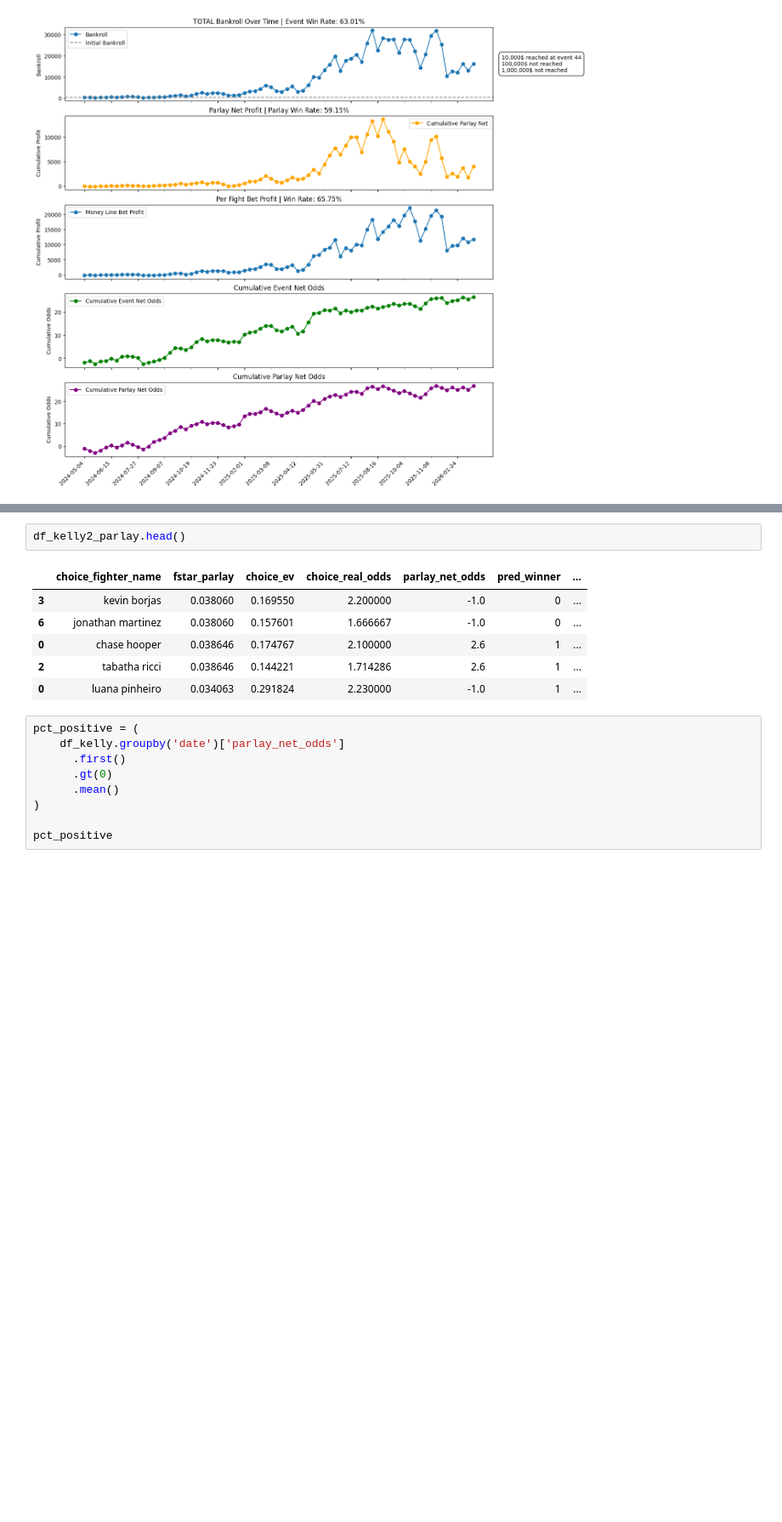
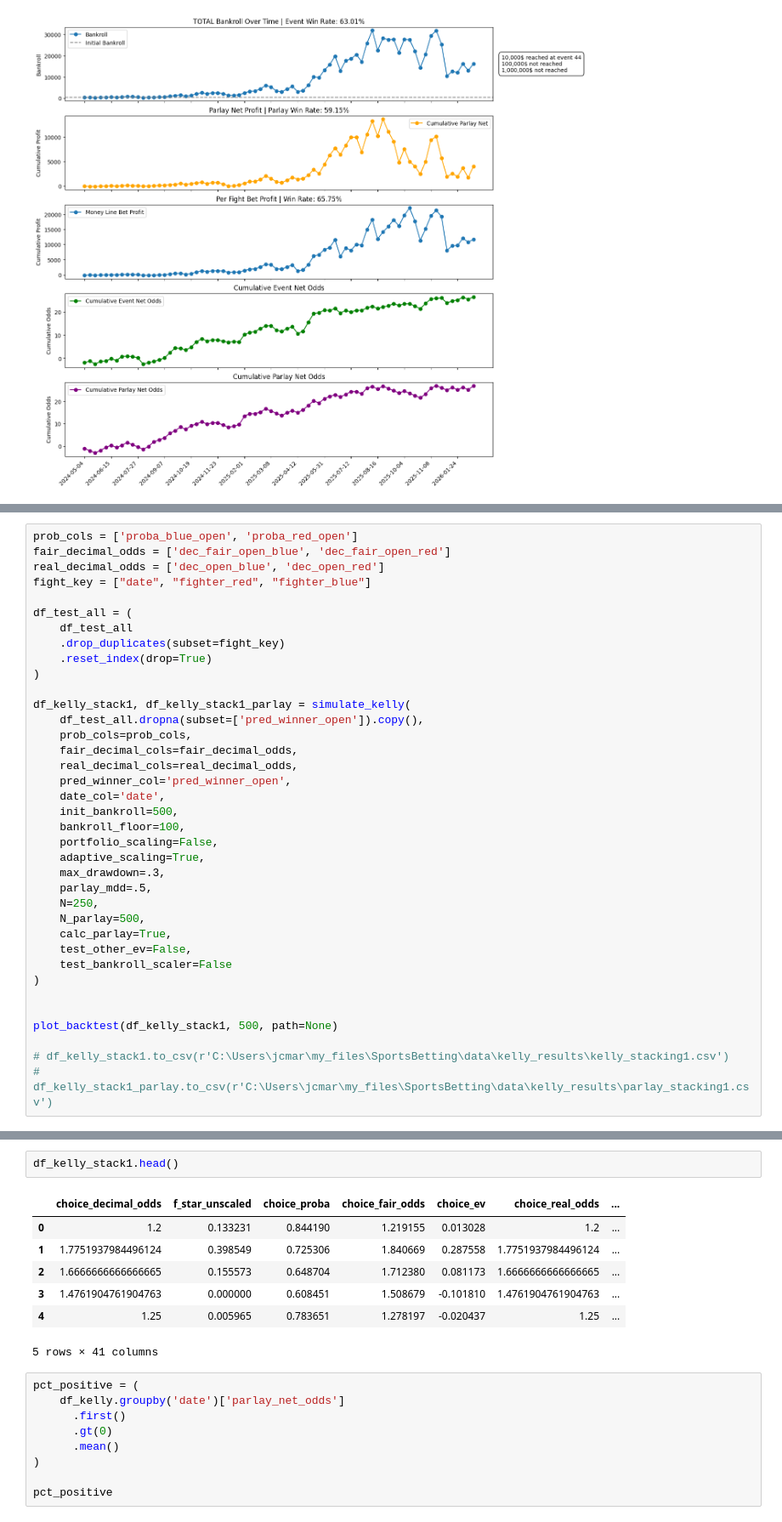
Before and after one commit to jcmarkowicz/sports_betting, a Jupyter notebook: Notebooks/Bets/kelly_sim.ipynb, the cells around one changed output, grey strips where cells are left out. Shown at 85% size. Drawn from its saved outputs; the diff is of its cells as text; blank space fills up the shorter version.

```diff
--- a/Notebooks/Bets/kelly_sim.ipynb
+++ b/Notebooks/Bets/kelly_sim.ipynb
@@ -199,0 +272,37 @@ df_kelly_stack1_parlay.to_csv(r'C:\Users\jcmar\my_files\SportsBetting\data\kelly
+# %%
+prob_cols = ['proba_blue_open', 'proba_red_open']
+fair_decimal_odds = ['dec_fair_open_blue', 'dec_fair_open_red']
+real_decimal_odds = ['dec_open_blue', 'dec_open_red']
+fight_key = ["date", "fighter_red", "fighter_blue"]
+
+df_test_all = (
+    df_test_all
+    .drop_duplicates(subset=fight_key)
+    .reset_index(drop=True)
+)
+
+df_kelly_stack1, df_kelly_stack1_parlay = simulate_kelly(
+    df_test_all.dropna(subset=['pred_winner_open']).copy(),
+    prob_cols=prob_cols,
+    fair_decimal_cols=fair_decimal_odds,
+    real_decimal_cols=real_decimal_odds,
+    pred_winner_col='pred_winner_open',
+    date_col='date',
+    init_bankroll=500,
+    bankroll_floor=100,
+    portfolio_scaling=False,
+    adaptive_scaling=True,
+    max_drawdown=.3,
+    parlay_mdd=.5,
+    N=250,
+    N_parlay=500,
+    calc_parlay=True,
+    test_other_ev=False,
+    test_bankroll_scaler=False
+)
+
+
+plot_backtest(df_kelly_stack1, 500, path=None)
+
+# df_kelly_stack1.to_csv(r'C:\Users\jcmar\my_files\SportsBetting\data\kelly_results\kelly_stacking1.csv')
+# df_kelly_stack1_parlay.to_csv(r'C:\Users\jcmar\my_files\SportsBetting\data\kelly_results\parlay_stacking1.csv')
@@ -200,12 +311,13 @@ df_kelly_stack1_parlay.to_csv(r'C:\Users\jcmar\my_files\SportsBetting\data\kelly
 # %%
-df_kelly2_parlay.head()
+df_kelly_stack1.head()
 # %% [output]
-|  | choice_fighter_name | fstar_parlay | choice_ev | choice_real_odds | parlay_net_odds | pred_winner | ... |
-| 3 | kevin borjas | 0.038060 | 0.169550 | 2.200000 | -1.0 | 0 | ... |
-| 6 | jonathan martinez | 0.038060 | 0.157601 | 1.666667 | -1.0 | 0 | ... |
-| 0 | chase hooper | 0.038646 | 0.174767 | 2.100000 | 2.6 | 1 | ... |
-| 2 | tabatha ricci | 0.038646 | 0.144221 | 1.714286 | 2.6 | 1 | ... |
-| 0 | luana pinheiro | 0.034063 | 0.291824 | 2.230000 | -1.0 | 1 | ... |
+|  | choice_decimal_odds | f_star_unscaled | choice_proba | choice_fair_odds | choice_ev | choice_real_odds | ... |
+| 0 | 1.2 | 0.133231 | 0.844190 | 1.219155 | 0.013028 | 1.2 | ... |
+| 1 | 1.7751937984496124 | 0.398549 | 0.725306 | 1.840669 | 0.287558 | 1.7751937984496124 | ... |
+| 2 | 1.6666666666666665 | 0.155573 | 0.648704 | 1.712380 | 0.081173 | 1.6666666666666665 | ... |
+| 3 | 1.4761904761904763 | 0.000000 | 0.608451 | 1.508679 | -0.101810 | 1.4761904761904763 | ... |
+| 4 | 1.25 | 0.005965 | 0.783651 | 1.278197 | -0.020437 | 1.25 | ... |
+5 rows × 41 columns
 # %%
 pct_positive = (
     df_kelly.groupby('date')['parlay_net_odds']
```
Also changed, not shown: parts of 6 cells of this notebook, 13 other files.
